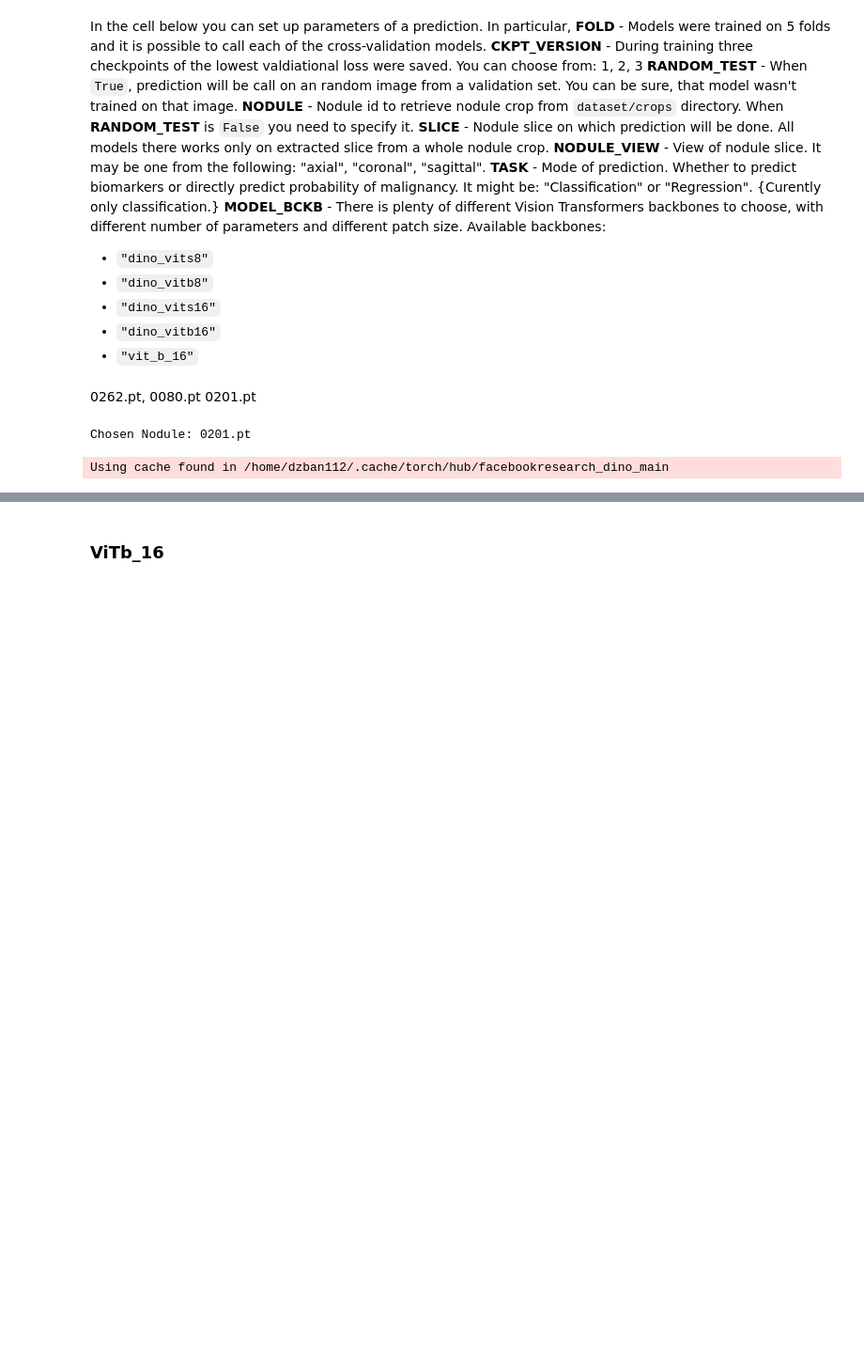
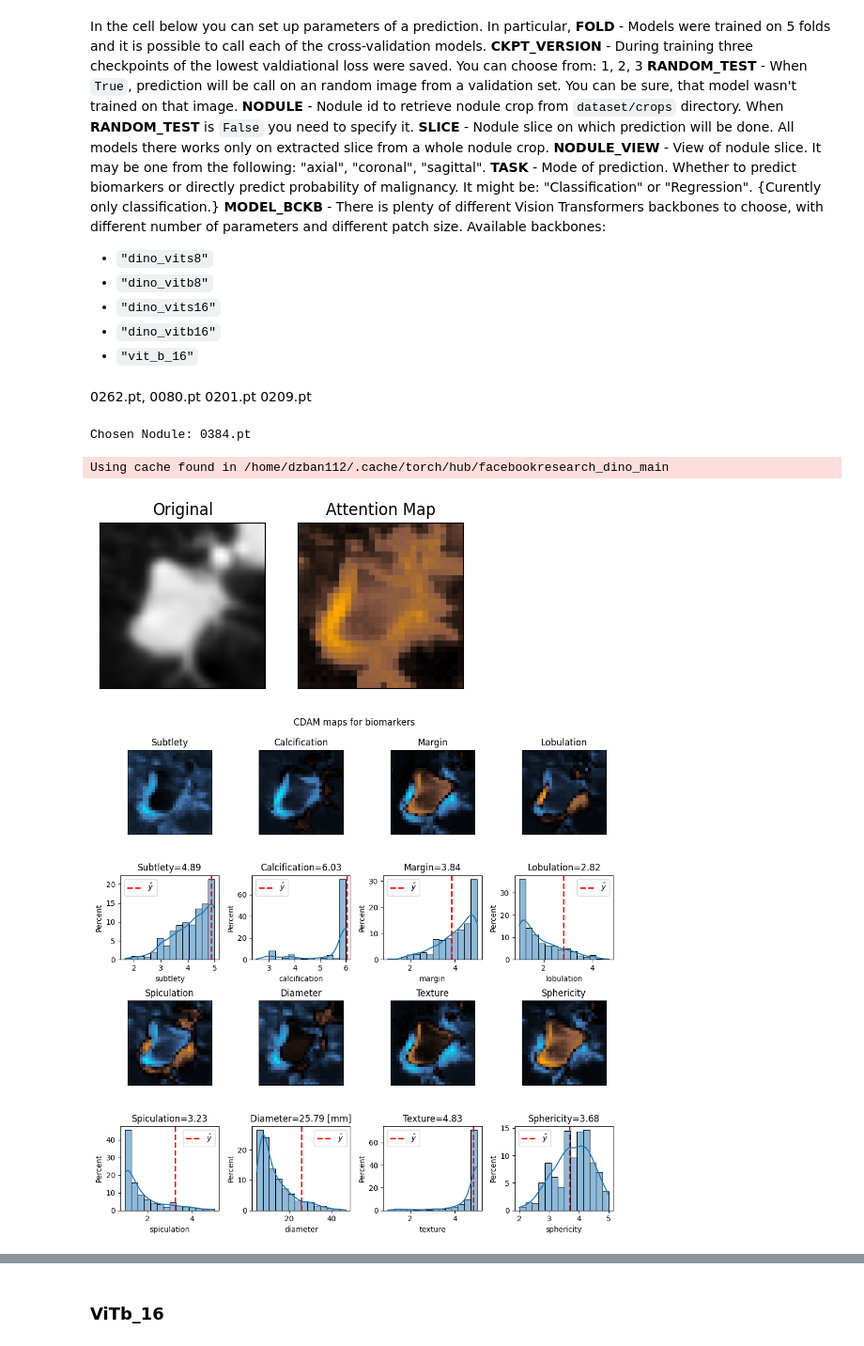
Before and after one commit to jbindaAI/LIDC_ViTs, a Jupyter notebook: CDAM.ipynb, the cells around one changed output, grey strips where cells are left out. Shown at 94% size. Drawn from its saved outputs; the diff is of its cells as text; code cells hidden in the pictures; blank space fills up the shorter version.

Commit message:
Results of Biomarkers. Changes in pipeline.

```diff
--- a/CDAM.ipynb
+++ b/CDAM.ipynb
@@ -25,29 +25,24 @@ In the cell below you can set up parameters of a prediction. In particular, </br
 * `"vit_b_16"`
 </br>
 # %% [markdown]
-0262.pt, 0080.pt 0201.pt
+0262.pt, 0080.pt 0201.pt 0209.pt
 # %%
 #SETUP
 FOLD=1 # From 1 to 5.
 RANDOM_TEST=False # True or False
-NODULE = sample_test_example(FOLD=FOLD) if RANDOM_TEST else "0201.pt"
+NODULE = sample_test_example(FOLD=FOLD) if RANDOM_TEST else "0384.pt"
 SLICE=16 # From 0 to 31
 NODULE_VIEW="axial" # "axial", "coronal", "sagittal"
-TASK="Classification" # "Classification", "Regression" -> curently only "Classification"
+TASK="Regression" # "Classification", "Regression" -> curently only "Classification"
 MODEL_BCKB="dino_vitb8" # "dino_vits8", "dino_vitb8", "dino_vitb16", "dino_vits16", "vit_b_16","dinov2_vitb14_reg", "dinov2_vits14_reg"
 CKPT_VERSION=1 # 1, 2, 3
 
 print(f"Chosen Nodule: {NODULE}")
 # %% [output]
-Chosen Nodule: 0201.pt
+Chosen Nodule: 0384.pt
 # %%
-original_img, attention_map, CDAM_maps, model_output = cdam_pipeline(NODULE=NODULE,
-              SLICE=SLICE,
-              NODULE_VIEW=NODULE_VIEW,
-              TASK=TASK,
-              MODEL_BCKB=MODEL_BCKB,
-              CKPT_VERSION=CKPT_VERSION,
-              FOLD=FOLD
-             )
+call_CDAM(NODULE, SLICE, NODULE_VIEW, TASK, MODEL_BCKB, CKPT_VERSION, FOLD)
 # %% [output]
 Using cache found in /home/dzban112/.cache/torch/hub/facebookresearch_dino_main
+[figure, added]
+[figure, added]
```
Also changed, not shown: parts of 33 cells of this notebook, 3 other files.
